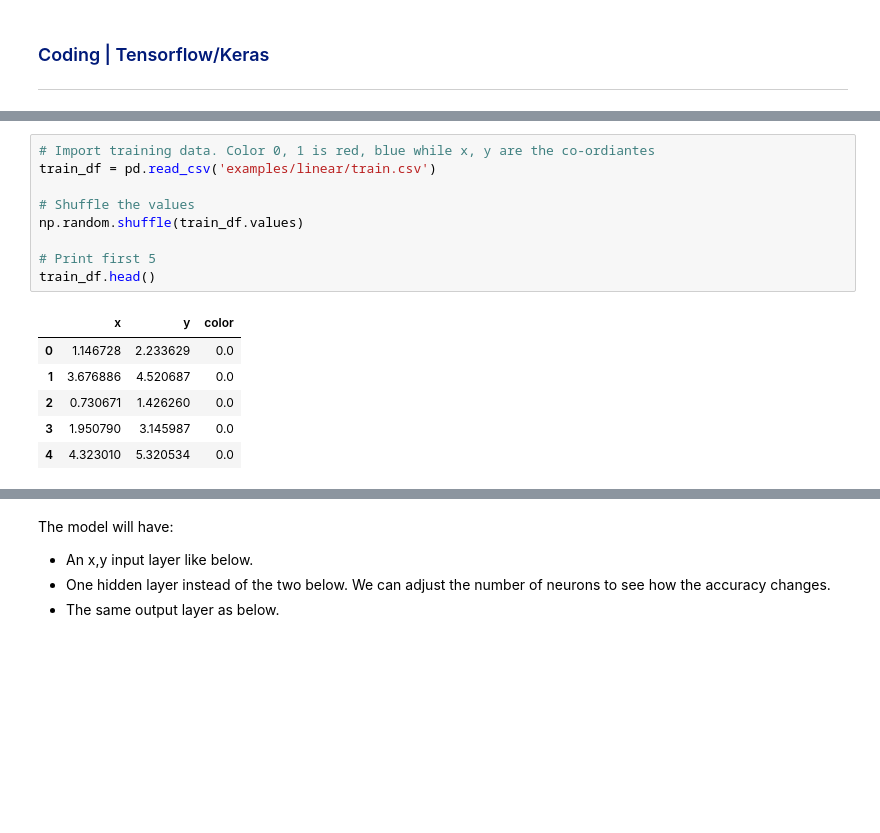
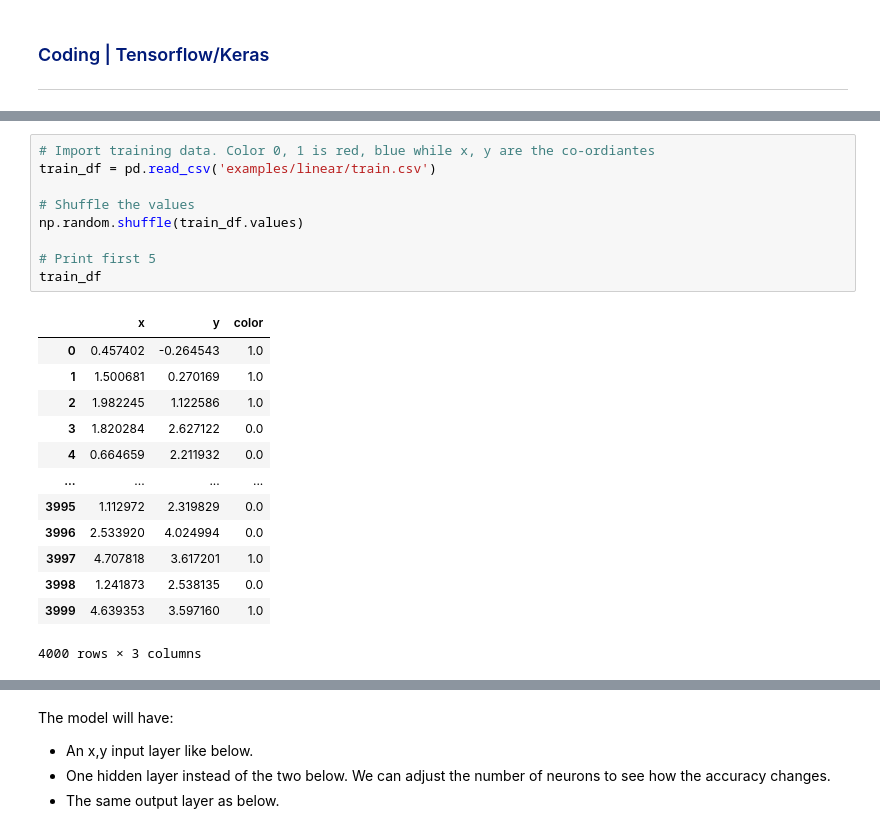
Before and after one commit to ShaneOG2/machstat-assessment, a Jupyter notebook: Practicals/Regular Tasks/Topic 4 - Machine Learning.ipynb, the cells around one changed output, grey strips where cells are left out. Drawn from its saved outputs; the diff is of its cells as text; blank space fills up the shorter version.

```diff
--- a/Practicals/Regular Tasks/Topic 4 - Machine Learning.ipynb
+++ b/Practicals/Regular Tasks/Topic 4 - Machine Learning.ipynb
@@ -100,19 +100,26 @@ We will use the red and blue points to train a classifier.
 # %%
 # Import training data. Color 0, 1 is red, blue while x, y are the co-ordiantes
 train_df = pd.read_csv('examples/linear/train.csv')
 
 # Shuffle the values
 np.random.shuffle(train_df.values)
 
 # Print first 5
-train_df.head()
+train_df
 # %% [output]
 |  | x | y | color |
-| 0 | 1.146728 | 2.233629 | 0.0 |
-| 1 | 3.676886 | 4.520687 | 0.0 |
-| 2 | 0.730671 | 1.426260 | 0.0 |
-| 3 | 1.950790 | 3.145987 | 0.0 |
-| 4 | 4.323010 | 5.320534 | 0.0 |
+| 0 | 0.457402 | -0.264543 | 1.0 |
+| 1 | 1.500681 | 0.270169 | 1.0 |
+| 2 | 1.982245 | 1.122586 | 1.0 |
+| 3 | 1.820284 | 2.627122 | 0.0 |
+| 4 | 0.664659 | 2.211932 | 0.0 |
+| ... | ... | ... | ... |
+| 3995 | 1.112972 | 2.319829 | 0.0 |
+| 3996 | 2.533920 | 4.024994 | 0.0 |
+| 3997 | 4.707818 | 3.617201 | 1.0 |
+| 3998 | 1.241873 | 2.538135 | 0.0 |
+| 3999 | 4.639353 | 3.597160 | 1.0 |
+4000 rows × 3 columns
 # %%
 # Groups x,y and put them into a 2D np array
 train_x = np.column_stack((train_df.x.values, train_df.y.values))
```
Also changed, not shown: parts of 8 cells of this notebook.
